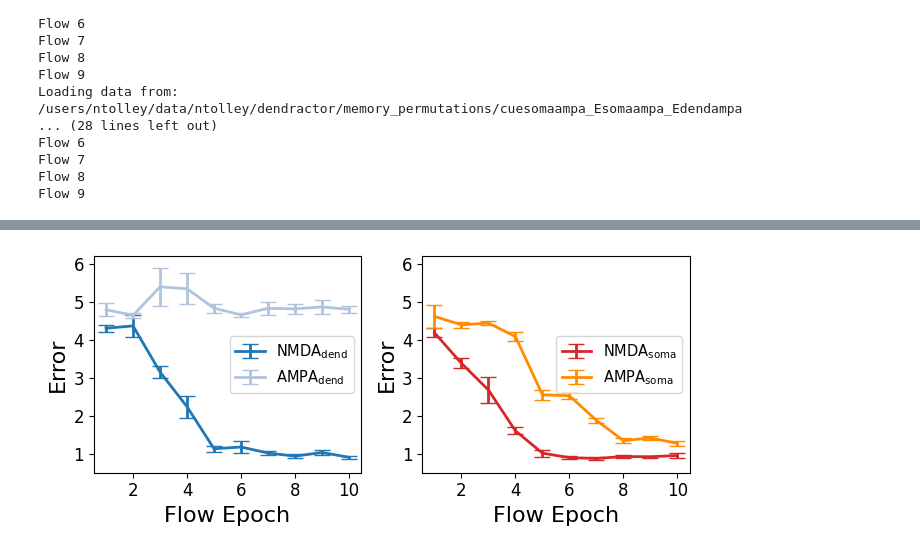
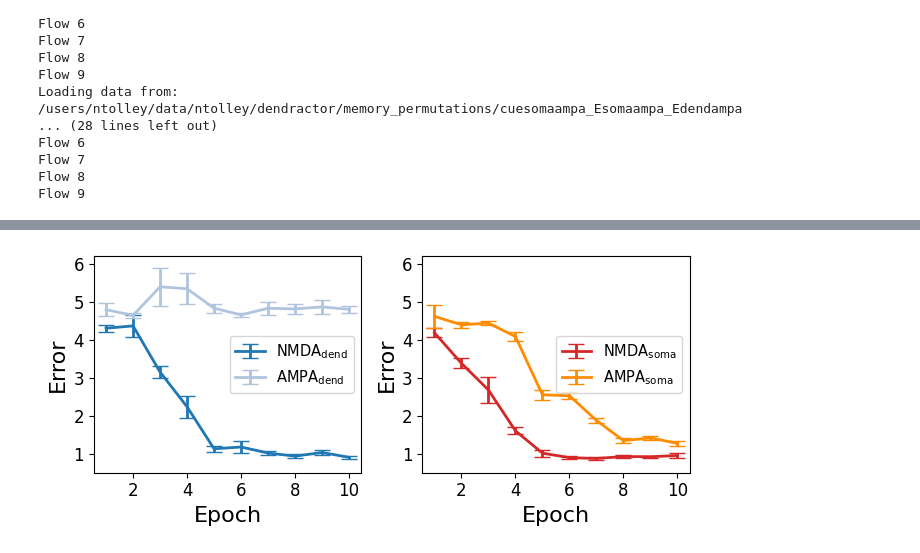
Before and after one commit to ntolley/dendractor, a Jupyter notebook: figures/plot_memory_error_comparison.ipynb, the cells around one changed output, grey strips where cells are left out. Drawn from its saved outputs; the diff is of its cells as text; code cells hidden in the pictures.

```diff
--- a/figures/plot_memory_error_comparison.ipynb
+++ b/figures/plot_memory_error_comparison.ipynb
@@ -122,33 +120,35 @@ legend_dict = {
 plot_groups = [
         ['cuedendnmda_Esomaampa_Edendampa', 'cuedendampa_Esomaampa_Edendampa'],
         ['cuesomanmda_Esomaampa_Edendampa', 'cuesomaampa_Esomaampa_Edendampa']]
 
 labelsize = 16
 ticksize = 12
 legendsize = 10.5
 linewidth = 2
 xticks = np.array(list(range(1,len(res_dict['cuedendnmda_Esomaampa_Edendampa']['error_list'])+1)))
 
 plt.figure(figsize=(10,3))
 for plot_idx, group in enumerate(plot_groups):
     plt.subplot(1,3,plot_idx+1)
     for name in group:
         label = legend_dict[name]
         color = color_dict[name]
         error_avg = np.mean(np.array(res_dict[name]['error_list']), axis=1)
         # error_avg = np.min(np.array(res_dict[name]['error_list']), axis=1)
         error_std = np.std(np.array(res_dict[name]['error_list']), axis=1) / np.sqrt(100)
         plt.errorbar(x=xticks, y=error_avg, yerr=error_std, linewidth=linewidth, label=label, capsize=6, color=color)
 
 
     plt.xticks(fontsize=ticksize)
     plt.yticks(fontsize=ticksize)
     plt.legend(fontsize=legendsize, loc='center right')
     plt.ylabel('Error', fontsize=labelsize)
-    plt.xlabel('Flow Epoch', fontsize=labelsize)
+    plt.xlabel('Epoch', fontsize=labelsize)
     plt.ylim(0.5, 6.2)
     # plt.xlim(0, 11)
 plt.tight_layout()
-# plt.savefig('../figures/optimization_figures/memorycontext_error_comparison.svg')
+
+figure_path = '/users/ntolley/data/ntolley/dendractor/memory_permutations/figures'
+plt.savefig(f'{figure_path}/dendsoma_nmda_error_comparison.svg')
 # %% [output]
-[figure, old version]
+[figure, new version]
```
Also changed, not shown: parts of 1 cell of this notebook, 1 other file.
